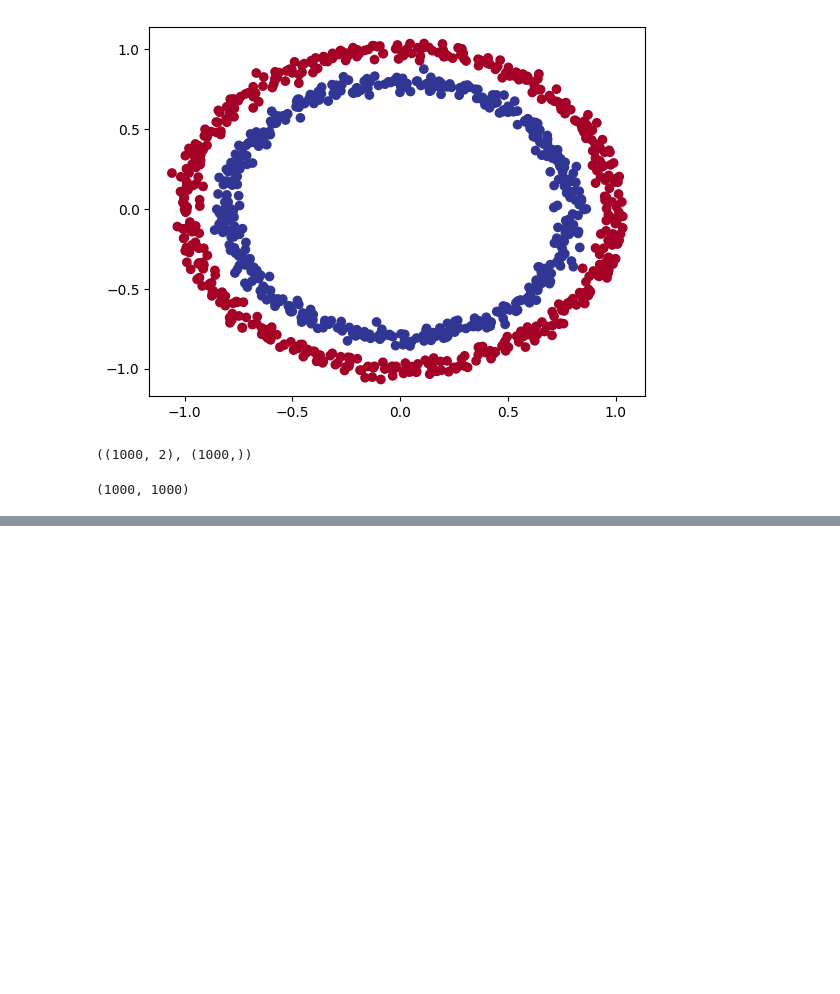
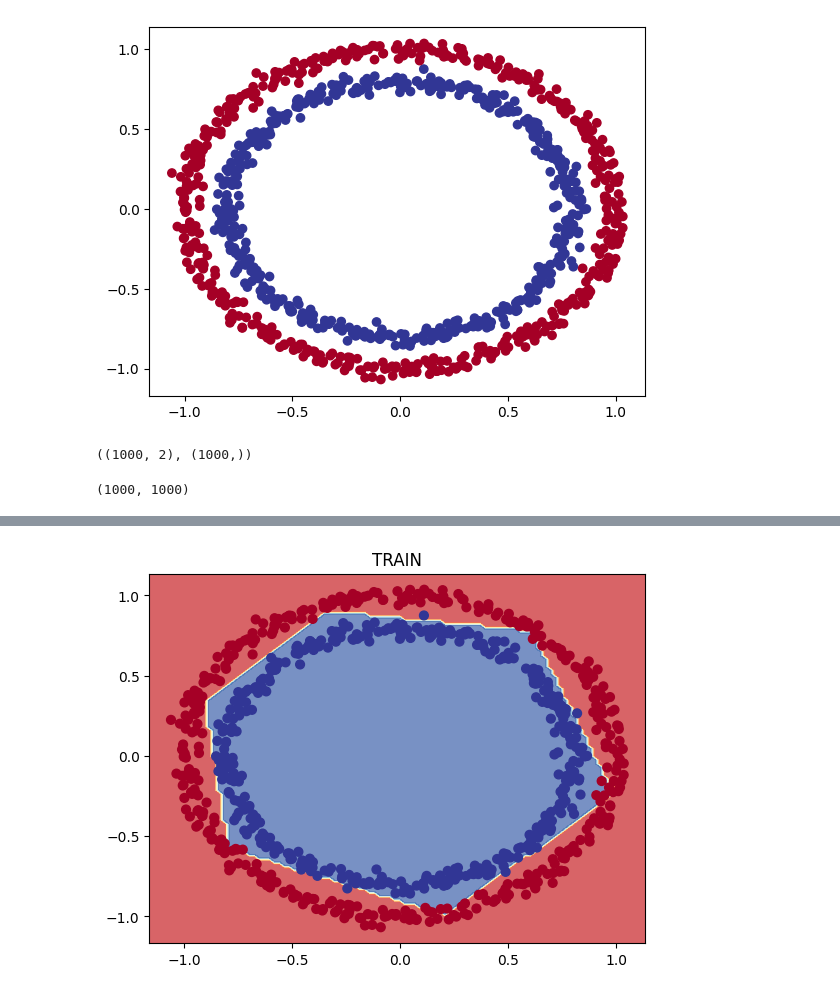
Before and after one commit to SoumiK-777/TensorFlow, a Jupyter notebook: module4_classification.ipynb, the cells around one changed output, grey strips where cells are left out. Drawn from its saved outputs; the diff is of its cells as text; code cells hidden in the pictures; blank space fills up the shorter version.

```diff
--- a/module4_classification.ipynb
+++ b/module4_classification.ipynb
@@ -242,0 +226,3 @@ doing binary classifcation...
+# %%
+X_train,y_train,X_test,y_test=X[:800],y[:800],X[800:],y[800:]
+X_train.shape,X_test.shape
@@ -242,0 +231,15 @@ doing binary classifcation...
+# %%
+tf.random.set_seed(42)
+
+#Same as model2
+model3=tf.keras.Sequential([
+    tf.keras.layers.Dense(4,activation="relu"),
+    tf.keras.layers.Dense(2,activation="relu"),
+    tf.keras.layers.Dense(1,activation="sigmoid")
+])
+
+model3.compile(loss=tf.keras.losses.BinaryCrossentropy(),
+               optimizer=tf.keras.optimizers.Adam(learning_rate=0.003),
+               metrics=["accuracy"])
+
+history=model3.fit(X_train,y_train,epochs=250)
@@ -242,0 +269,4 @@ doing binary classifcation...
+# %%
+plt.title("TRAIN")
+plot_decision_boundary(model3,X_train,y_train)
+# %% [output]
@@ -242,0 +275 @@ doing binary classifcation...
+[figure, added]
```
Also changed, not shown: parts of 51 cells of this notebook.
